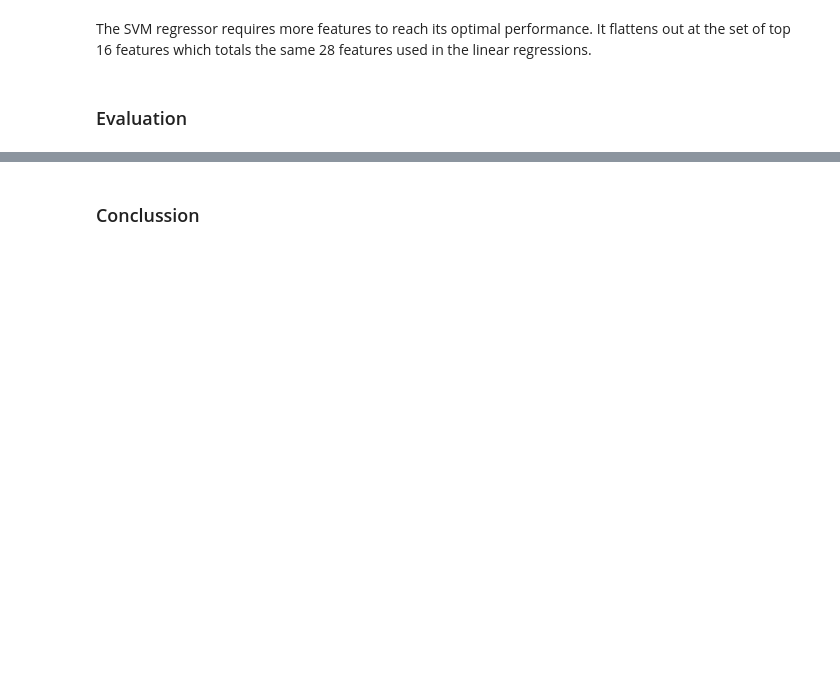
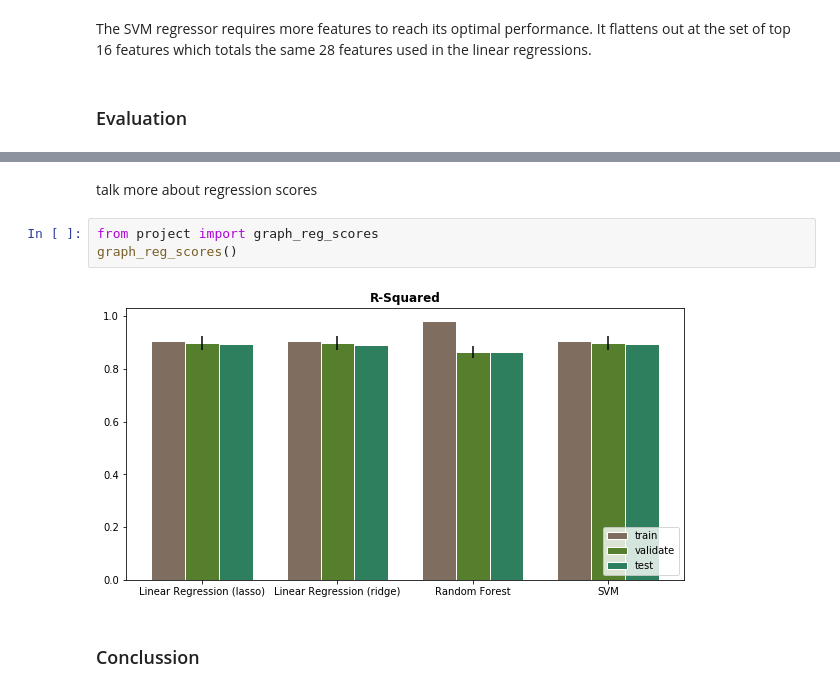
Before and after one commit to samialisayed/MachineLearning-Final-Project, a Jupyter notebook: project.ipynb, the cells around one changed output, grey strips where cells are left out. Saved outputs shown, nothing was run; the diff lists cells and outputs as text; blank space fills up the shorter version.

```diff
--- a/project.ipynb
+++ b/project.ipynb
@@ -94,3 +109,10 @@ graph_clf_scores()
+# %% [markdown]
+talk more about regression scores
+# %%
+from project import graph_reg_scores
+graph_reg_scores()
+# %% [output]
+[figure, added]
 # %% [markdown]
 ### Conclussion
 # %% [markdown]
```
Also changed, not shown: parts of 8 cells of this notebook, 1 other file.
